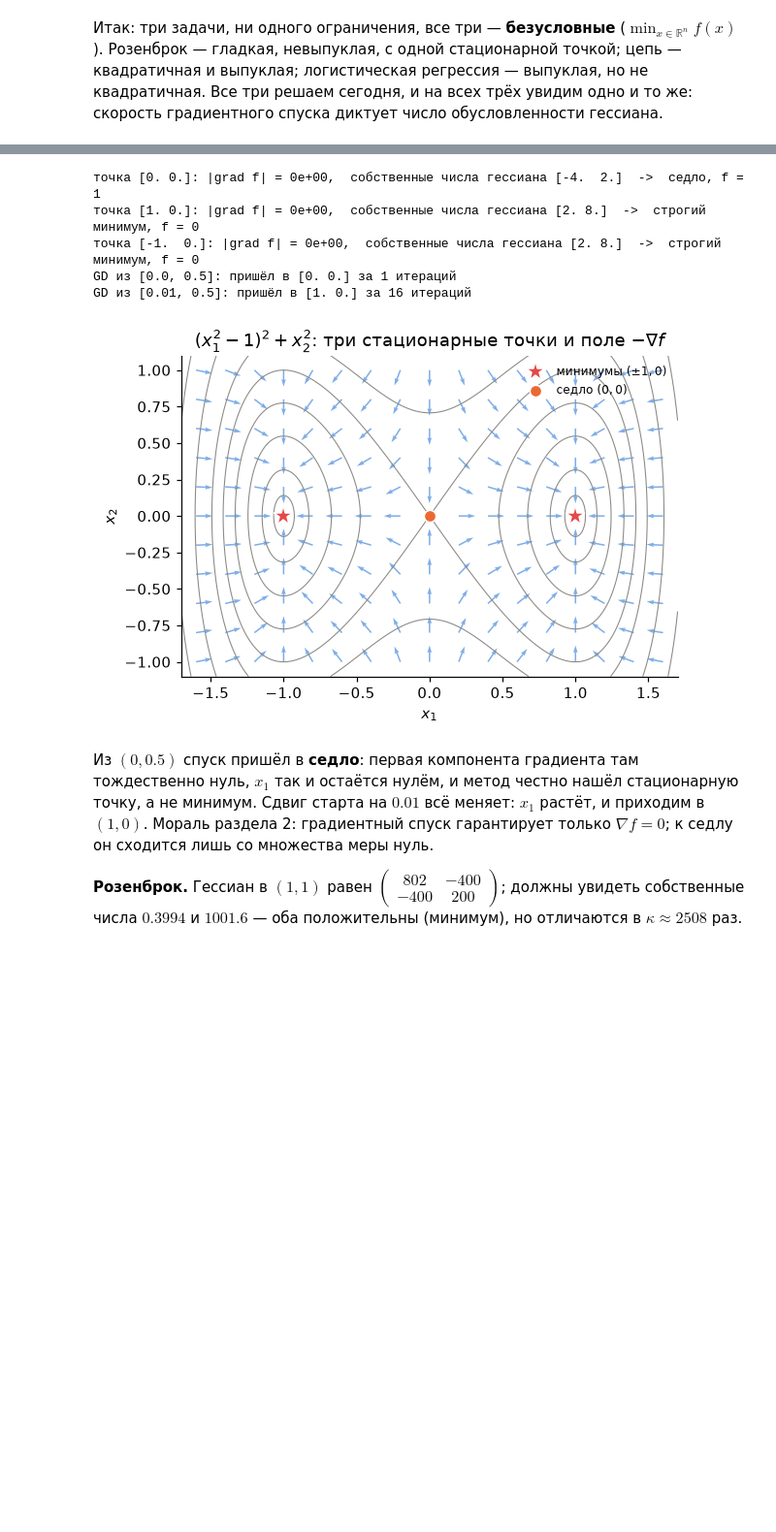
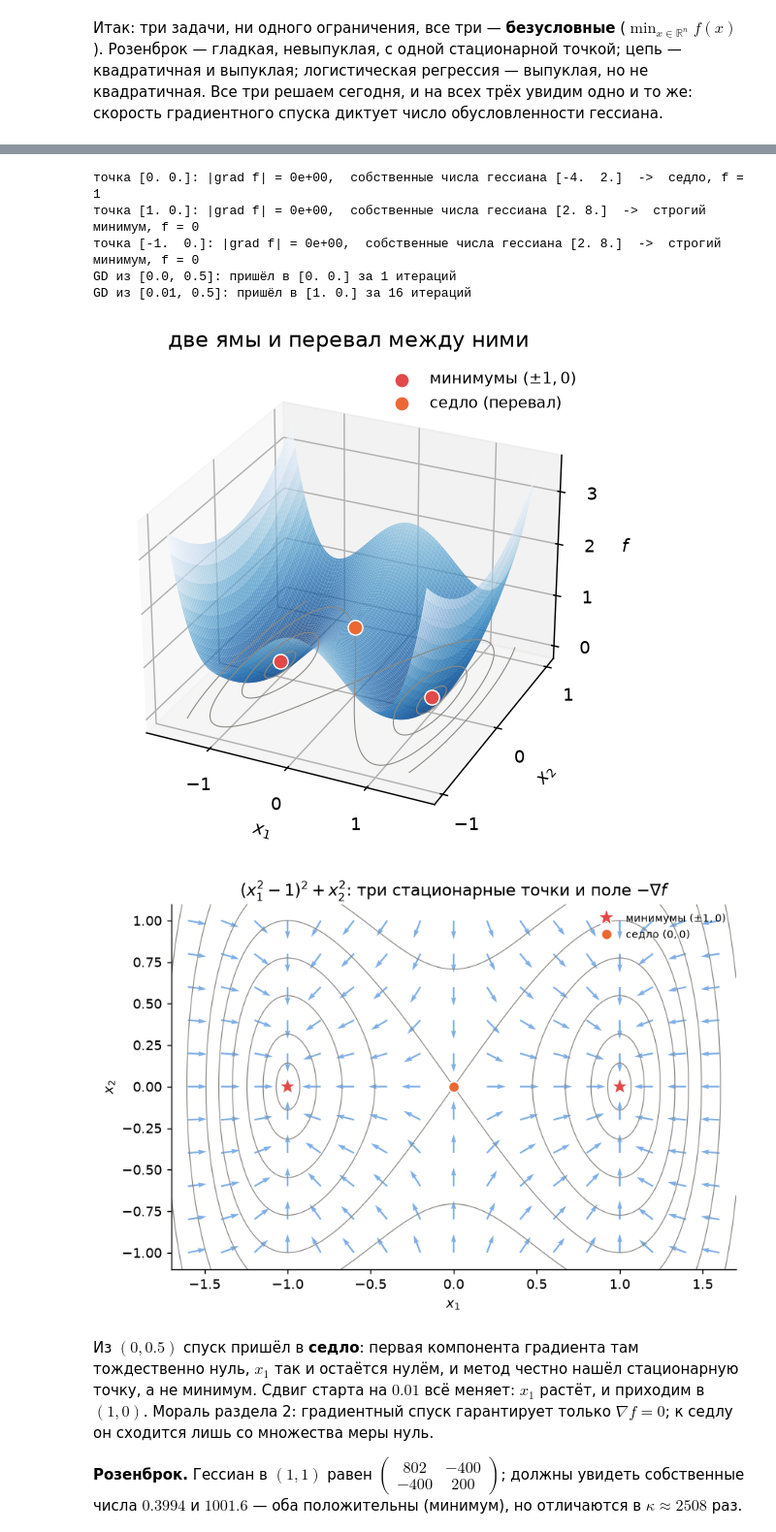
Before and after one commit to IlyaChichkanov/Numerical-Optimization, a Jupyter notebook: lectures/lecture04/demo04.ipynb, the cells around one changed output, grey strips where cells are left out. Shown at 97% size. Cells and saved outputs as stored; diff of their text form; code cells hidden in the pictures; blank space fills up the shorter version.

```diff
--- a/lectures/lecture04/demo04.ipynb
+++ b/lectures/lecture04/demo04.ipynb
@@ -18,7 +18,7 @@ import numpy as np
 import matplotlib.pyplot as plt
 
 BLUE, ORANGE, AQUA, RED, GRAY, INK = "#2a78d6", "#eb6834", "#1baf7a", "#e34948", "#8a8985", "#0b0b0b"
-plt.rcParams.update({"figure.dpi": 110, "axes.spines.top": False, "axes.spines.right": False,
+plt.rcParams.update({"figure.dpi": 130, "axes.spines.top": False, "axes.spines.right": False,
                      "axes.grid": True, "grid.alpha": 0.2, "legend.frameon": False})
 
 
@@ -162,35 +162,51 @@ grad_a = lambda x: np.array([4 * x[0] * (x[0]**2 - 1), 2 * x[1]])
 hess_a = lambda x: np.diag([12 * x[0]**2 - 4, 2.0])
 
 for pt in ([0.0, 0.0], [1.0, 0.0], [-1.0, 0.0]):
     pt = np.array(pt); lam = np.linalg.eigvalsh(hess_a(pt))
     kind = "строгий минимум" if lam.min() > 0 else ("седло" if lam.min() < 0 < lam.max() else "максимум")
     print(f"точка {pt}: |grad f| = {np.linalg.norm(grad_a(pt)):.0e},  собственные числа гессиана {lam}  ->  {kind}, f = {f_a(pt):.0f}")
 
 # упражнение 12.1: куда придёт градиентный спуск из (0, 0.5) и из (0.01, 0.5)?
 for x0 in ([0.0, 0.5], [0.01, 0.5]):
     x, k, _ = gd(f_a, grad_a, x0)
     print(f"GD из {x0}: пришёл в {x.round(6)} за {k} итераций")
 
+Xs, Ys = np.meshgrid(np.linspace(-1.6, 1.6, 160), np.linspace(-1.0, 1.0, 160))
+Zs = (Xs**2 - 1)**2 + Ys**2
+fig = plt.figure(figsize=(8.6, 5))
+ax = fig.add_subplot(projection="3d")
+ax.computed_zorder = False
+ax.plot_surface(Xs, Ys, Zs, cmap="Blues_r", alpha=0.75, rcount=80, ccount=80, linewidth=0)
+ax.contour(Xs, Ys, Zs, levels=[0.05, 0.3, 1.0, 2.0], colors=GRAY, linewidths=0.6, offset=0)
+for px, py, c, lbl in ((1, 0, RED, "минимумы $(\\pm1,0)$"), (-1, 0, RED, None), (0, 0, ORANGE, "седло (перевал)")):
+    ax.scatter([px], [py], [(px**2 - 1)**2 + py**2 + 0.06], color=c, s=70, depthshade=False, zorder=10, edgecolors="white", linewidths=0.8, label=lbl)
+ax.view_init(elev=28, azim=-65)
+ax.set_xticks([-1, 0, 1]); ax.set_yticks([-1, 0, 1]); ax.set_zticks([0, 1, 2, 3])
+ax.set(xlabel="$x_1$", ylabel="$x_2$", zlabel="$f$", title="две ямы и перевал между ними")
+ax.legend(loc="upper right", fontsize=9)
+plt.show()
+
 xs = np.linspace(-1.7, 1.7, 300); ys = np.linspace(-1.1, 1.1, 300)
 X1, X2 = np.meshgrid(xs, ys)
 Fa = (X1**2 - 1)**2 + X2**2
 qx, qy = np.meshgrid(np.arange(-1.6, 1.61, 0.2), np.arange(-1.0, 1.01, 0.2))
 U, V = -4 * qx * (qx**2 - 1), -2 * qy
 nrm = np.hypot(U, V) + 1e-12
-fig, ax = plt.subplots(figsize=(6, 4))
+fig, ax = plt.subplots(figsize=(7.6, 4.9))
 ax.contour(X1, X2, Fa, levels=[0.02, 0.1, 0.3, 0.6, 1, 1.5, 2.5, 4], colors=[GRAY], linewidths=0.7)
 ax.quiver(qx, qy, U / nrm, V / nrm, color=BLUE, alpha=0.6, scale=30, width=0.003)
 ax.plot([1, -1], [0, 0], "*", ms=14, color=RED, mec="white", ls="none", label="минимумы $(\pm1,0)$")
 ax.plot(0, 0, "o", ms=8, color=ORANGE, mec="white", label="седло $(0,0)$")
 ax.set(aspect="equal", xlabel="$x_1$", ylabel="$x_2$", title="$(x_1^2-1)^2+x_2^2$: три стационарные точки и поле $-\\nabla f$"); ax.legend(loc="upper right", fontsize=8); ax.grid(False)
 plt.show()
 # %% [output]
 точка [0. 0.]: |grad f| = 0e+00,  собственные числа гессиана [-4.  2.]  ->  седло, f = 1
 точка [1. 0.]: |grad f| = 0e+00,  собственные числа гессиана [2. 8.]  ->  строгий минимум, f = 0
 точка [-1.  0.]: |grad f| = 0e+00,  собственные числа гессиана [2. 8.]  ->  строгий минимум, f = 0
 GD из [0.0, 0.5]: пришёл в [0. 0.] за 1 итераций
 GD из [0.01, 0.5]: пришёл в [1. 0.] за 16 итераций
-[figure, old version]
+[figure, new version]
+[figure, added]
 # %% [markdown]
 Из $(0,0.5)$ спуск пришёл в **седло**: первая компонента градиента там тождественно нуль, $x_1$ так и остаётся нулём, и метод честно нашёл стационарную точку, а не минимум. Сдвиг старта на $0.01$ всё меняет: $x_1$ растёт, и приходим в $(1,0)$. Мораль раздела 2: градиентный спуск гарантирует только $\nabla f=0$; к седлу он сходится лишь со множества меры нуль.
 
```
Also changed, not shown: parts of 10 cells of this notebook, 12 other files.
